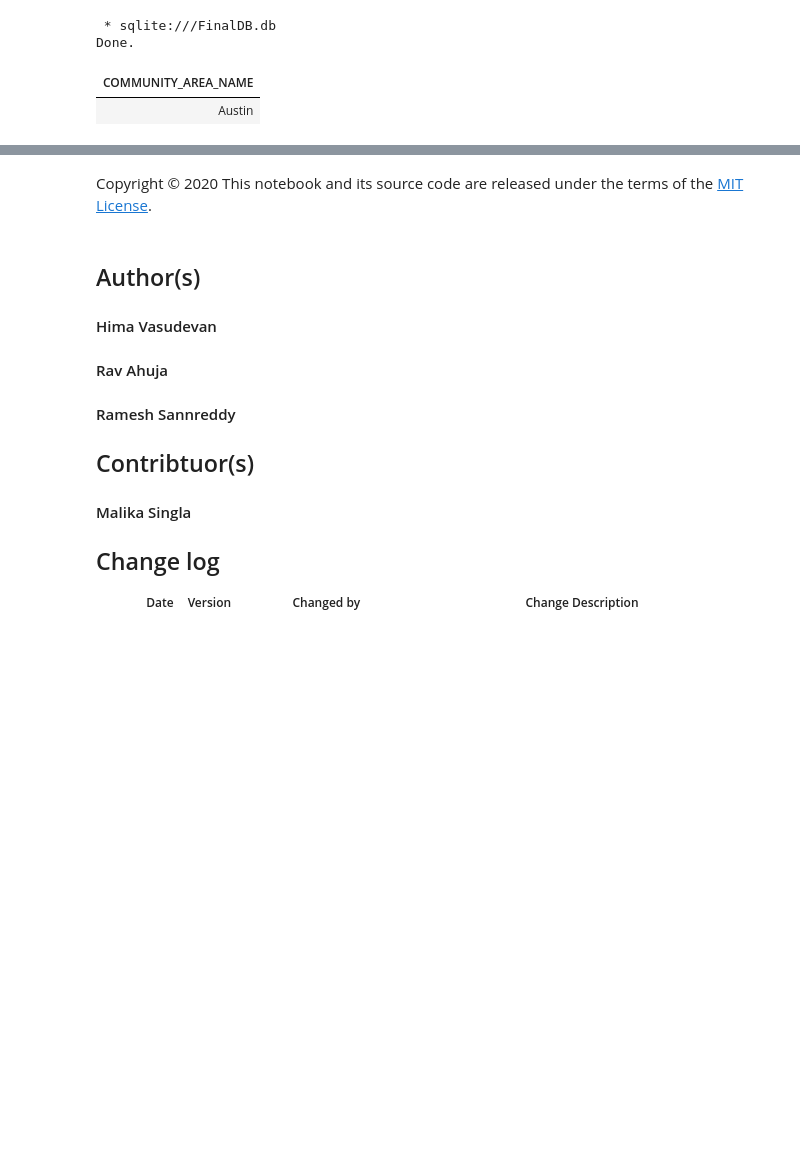
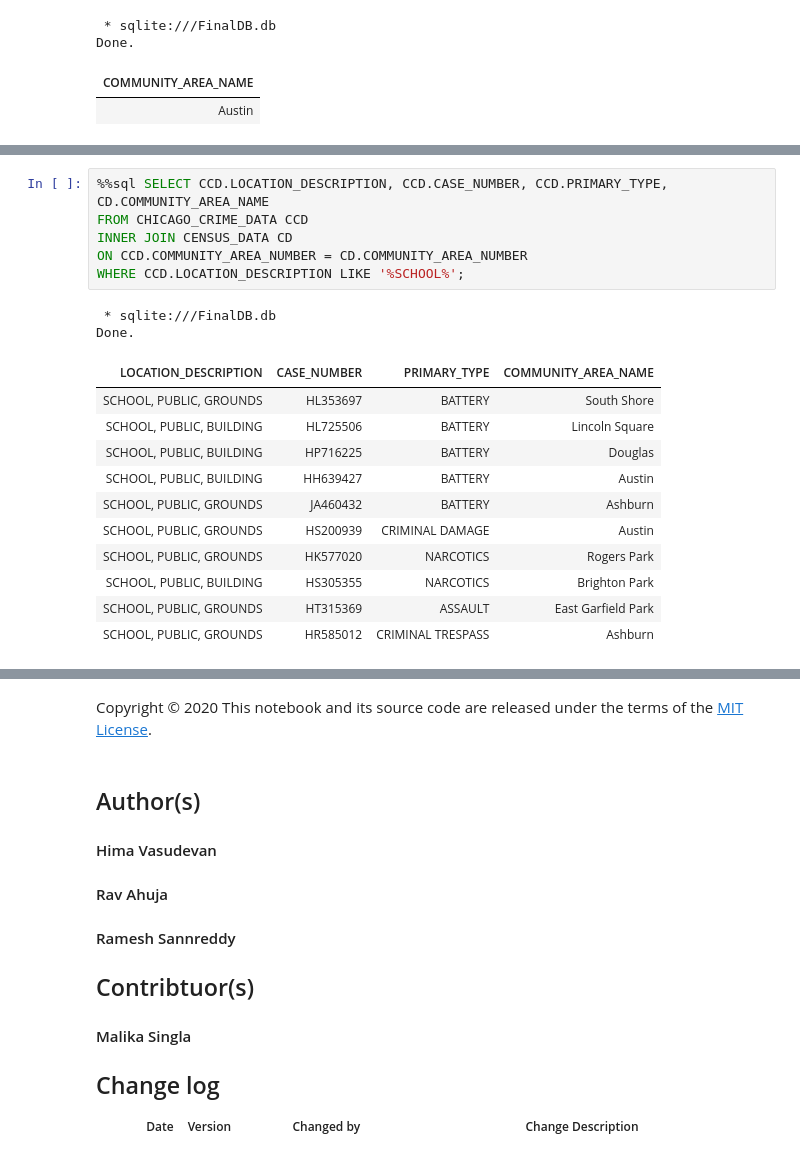
Before and after one commit to leotanaka4/ibm-db-sql, a Jupyter notebook: DB0201EN-PeerAssign-v5_SQLite.ipynb, the cells around one changed output, grey strips where cells are left out. Saved outputs shown, nothing was run; the diff lists cells and outputs as text; blank space fills up the shorter version.

Commit message:
Finalizado

```diff
--- a/DB0201EN-PeerAssign-v5_SQLite.ipynb
+++ b/DB0201EN-PeerAssign-v5_SQLite.ipynb
@@ -280,0 +296,21 @@ Done.
+# %%
+%%sql SELECT CCD.LOCATION_DESCRIPTION, CCD.CASE_NUMBER, CCD.PRIMARY_TYPE,
+CD.COMMUNITY_AREA_NAME
+FROM CHICAGO_CRIME_DATA CCD
+INNER JOIN CENSUS_DATA CD
+ON CCD.COMMUNITY_AREA_NUMBER = CD.COMMUNITY_AREA_NUMBER
+WHERE CCD.LOCATION_DESCRIPTION LIKE '%SCHOOL%';
+# %% [output]
+ * sqlite:///FinalDB.db
+Done.
+| LOCATION_DESCRIPTION | CASE_NUMBER | PRIMARY_TYPE | COMMUNITY_AREA_NAME |
+| SCHOOL, PUBLIC, GROUNDS | HL353697 | BATTERY | South Shore |
+| SCHOOL, PUBLIC, BUILDING | HL725506 | BATTERY | Lincoln Square |
+| SCHOOL, PUBLIC, BUILDING | HP716225 | BATTERY | Douglas |
+| SCHOOL, PUBLIC, BUILDING | HH639427 | BATTERY | Austin |
+| SCHOOL, PUBLIC, GROUNDS | JA460432 | BATTERY | Ashburn |
+| SCHOOL, PUBLIC, GROUNDS | HS200939 | CRIMINAL DAMAGE | Austin |
+| SCHOOL, PUBLIC, GROUNDS | HK577020 | NARCOTICS | Rogers Park |
+| SCHOOL, PUBLIC, BUILDING | HS305355 | NARCOTICS | Brighton Park |
+| SCHOOL, PUBLIC, GROUNDS | HT315369 | ASSAULT | East Garfield Park |
+| SCHOOL, PUBLIC, GROUNDS | HR585012 | CRIMINAL TRESPASS | Ashburn |
```
Also changed, not shown: parts of 11 cells of this notebook, 12 other files.
